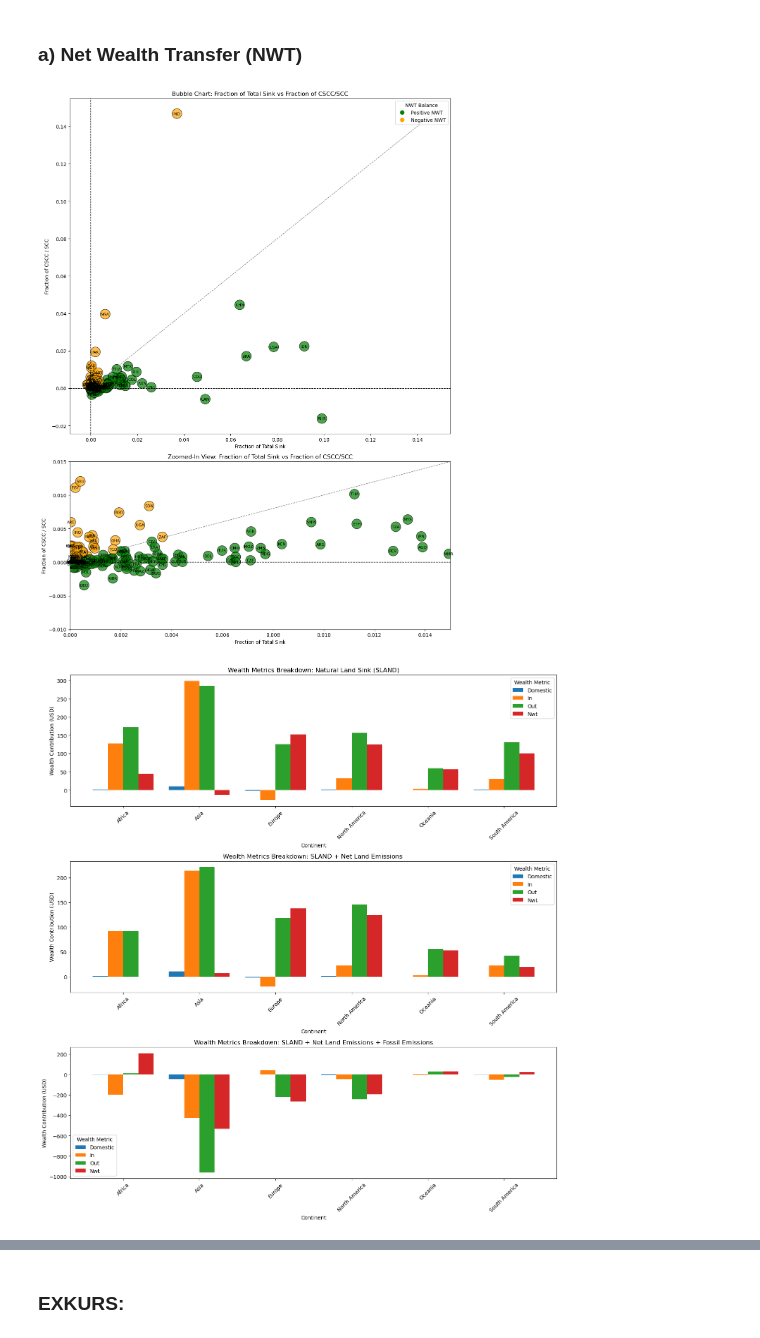
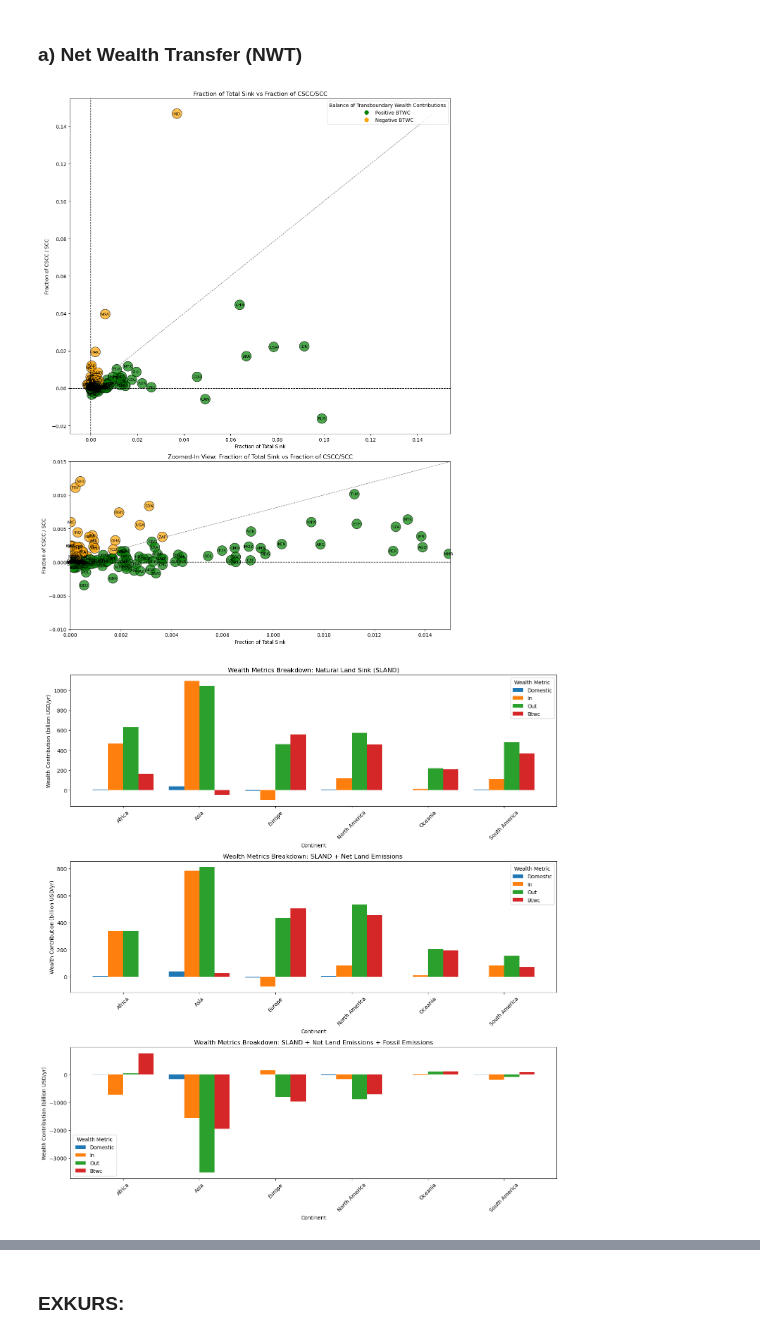
Before and after one commit to isaldiviagonzatti/landCSinkWealth, a Jupyter notebook: code/main.ipynb, the cells around one changed output, grey strips where cells are left out. Cells and saved outputs as stored; diff of their text form; code cells hidden in the pictures.

```diff
--- a/code/main.ipynb
+++ b/code/main.ipynb
@@ -844,7 +852,9 @@ for flux in flux_columns:
     final_df[f"{flux}_global"] = final_df[flux] * SCC
 
     # Domestic wealth contribution
-    final_df[f"{flux}_domestic"] = final_df[flux] * final_df["CSCC"]
+    final_df[f"{flux}_domestic"] = (
+        final_df[flux] * final_df["CSCC"]
+    )  # Convert to billion USD/yr
 
     # Out wealth contribution
     final_df[f"{flux}_out"] = final_df[f"{flux}_global"] - final_df[f"{flux}_domestic"]
@@ -852,11 +862,13 @@ for flux in flux_columns:
     # In wealth contribution
     # Sum all fluxes globally except for the current country
     flux_global = final_df[flux].sum(skipna=True)
-    final_df[f"{flux}_in"] = (flux_global - final_df[flux]) * final_df["CSCC"]
+    final_df[f"{flux}_in"] = (flux_global - final_df[flux]) * final_df[
+        "CSCC"
+    ]  # Convert to billion USD/yr
 
     # Net Wealth Transfer
 
-    final_df[f"{flux}_NWT"] = final_df[f"{flux}_out"] - final_df[f"{flux}_in"]
+    final_df[f"{flux}_BTWC"] = final_df[f"{flux}_out"] - final_df[f"{flux}_in"]
 # %%
 wealth_df = final_df.copy()
 wealth_df.to_csv(processedDir + "wealth_calculations_df.csv", index=False)
@@ -1258,7 +1302,7 @@ plot_df["Bubble_Size"] = fixed_bubble_size
 
 # Define colors based on NWT
 plot_df["Color"] = np.where(
-    plot_df["SLAND_NWT"] > 0, "green", "orange"
+    plot_df["SLAND_BTWC"] > 0, "green", "orange"
 )  # Green for positive, orange for negative
 
 # Define zoomed range
@@ -1310,7 +1354,7 @@ axs[0].plot(
 # Formatting main plot
 axs[0].set_xlabel("Fraction of Total Sink")
 axs[0].set_ylabel("Fraction of CSCC / SCC")
-axs[0].set_title("Bubble Chart: Fraction of Total Sink vs Fraction of CSCC/SCC")
+axs[0].set_title("Fraction of Total Sink vs Fraction of CSCC/SCC")
 axs[0].axhline(
     0, color="black", linestyle="--", linewidth=1
 )  # Horizontal reference line
@@ -1327,7 +1371,7 @@ legend_elements = [
         color="w",
         markerfacecolor="green",
         markersize=10,
-        label="Positive NWT",
+        label="Positive BTWC",
     ),
     Line2D(
         [0],
@@ -1336,10 +1380,14 @@ legend_elements = [
         color="w",
         markerfacecolor="orange",
         markersize=10,
-        label="Negative NWT",
+        label="Negative BTWC",
     ),
 ]
-axs[0].legend(handles=legend_elements, title="NWT Balance", loc="upper right")
+axs[0].legend(
+    handles=legend_elements,
+    title="Balance of Transboundary Wealth Contributions",
+    loc="upper right",
+)
 
 # Zoomed-in plot
 scatter_zoom = axs[1].scatter(
@@ -1362,34 +1410,34 @@ for _, row in zoom_df.iterrows():
     )
 
 # Add a 45° dashed line to the zoomed-in plot
 max_value_zoom = max(zoom_x_max, zoom_y_max)
 axs[1].plot(
     [0, max_value_zoom],
     [0, max_value_zoom],
     linestyle="--",
     color="gray",
     linewidth=1,
     label="45° Line",
 )
 
 # Formatting zoomed-in plot
 axs[1].set_xlim(zoom_x_min, zoom_x_max)
 axs[1].set_ylim(zoom_y_min, zoom_y_max)
 axs[1].set_xlabel("Fraction of Total Sink")
 axs[1].set_ylabel("Fraction of CSCC / SCC")
 axs[1].set_title("Zoomed-In View: Fraction of Total Sink vs Fraction of CSCC/SCC")
 axs[1].axhline(
     0, color="black", linestyle="--", linewidth=1
 )  # Horizontal reference line
 axs[1].axvline(0, color="black", linestyle="--", linewidth=1)  # Vertical reference line
 
 # Adjust layout and show
 plt.tight_layout()
 # Save the plot as JPG
 plt.savefig(imgDir + "bubble_plot.jpg", format="jpg")
 plt.show()
 # %% [output]
-[figure, old version]
+[figure, new version]
 # %%
 # Flux descriptions (dictionary)
 flux_descriptions = {
@@ -1403,10 +1451,11 @@ flux_descriptions = {
 fluxes = ["SLAND", "F_ab", "F_abc"]  # Sland, Sland + Eluc, Sland + Eluc + Efos
 
 
-wealth_metrics = ["domestic", "in", "out", "NWT"]
+wealth_metrics = ["domestic", "in", "out", "BTWC"]
 
 
 grouped_data = {}
+
 
 for flux in fluxes:
     metrics = [f"{flux}_{metric}" for metric in wealth_metrics]
@@ -1438,7 +1487,7 @@ for i, flux in enumerate(fluxes):
 
     axs[i].set_xlabel("Continent")
 
-    axs[i].set_ylabel("Wealth Contribution (USD)")
+    axs[i].set_ylabel("Wealth Contribution (billion USD/yr)")
 
     axs[i].set_title(f"Wealth Metrics Breakdown: {flux_descriptions[flux]}")
 
@@ -1456,7 +1505,7 @@ plt.savefig(imgDir + "Wealth_metrics_bar.jpg", format="jpg")
 
 plt.show()
 # %% [output]
-[figure, old version]
+[figure, new version]
 # %%
 # Filter the data for the selected countries
 # Define the list of countries to include
```
Also changed, not shown: parts of 10 cells of this notebook, 13 other files.
